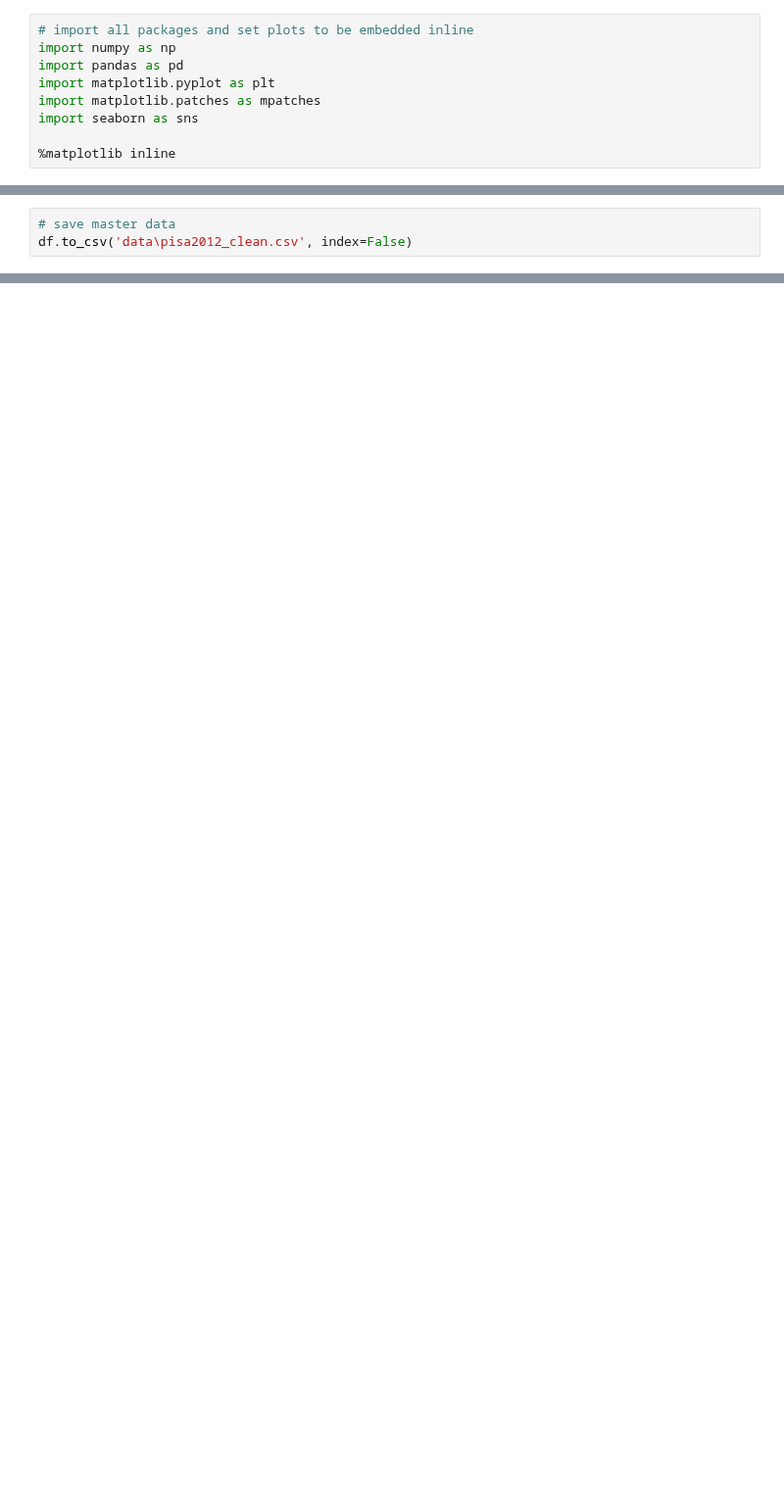
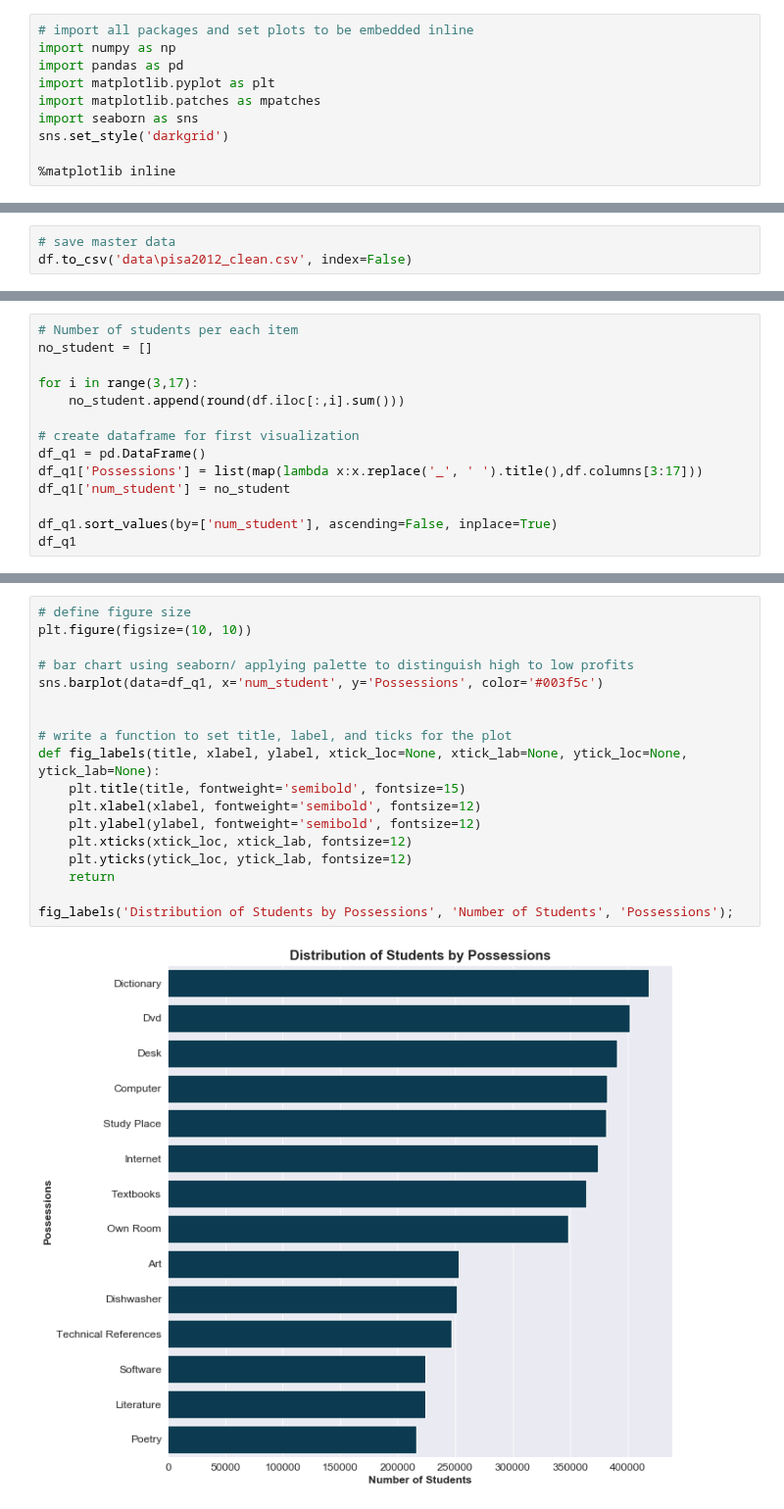
Before and after one commit to Steve-Choi/DAND, a Jupyter notebook: Communicate-Data-Findings/Communicate-Data-Findings.ipynb, the cells around one changed output, grey strips where cells are left out. Shown at 98% size. Cells and saved outputs as stored; diff of their text form; blank space fills up the shorter version.

```diff
--- a/Communicate-Data-Findings/Communicate-Data-Findings.ipynb
+++ b/Communicate-Data-Findings/Communicate-Data-Findings.ipynb
@@ -40,6 +53,7 @@ import pandas as pd
 import matplotlib.pyplot as plt
 import matplotlib.patches as mpatches
 import seaborn as sns
+sns.set_style('darkgrid')
 
 %matplotlib inline
 # %%
@@ -523,0 +279,14 @@ Index(['desk', 'own_room', 'study_place', 'computer', 'software', 'internet',
+# %%
+# Number of students per each item
+no_student = []
+
+for i in range(3,17):
+    no_student.append(round(df.iloc[:,i].sum()))
+
+# create dataframe for first visualization
+df_q1 = pd.DataFrame()
+df_q1['Possessions'] = list(map(lambda x:x.replace('_', ' ').title(),df.columns[3:17]))
+df_q1['num_student'] = no_student
+
+df_q1.sort_values(by=['num_student'], ascending=False, inplace=True)
+df_q1
@@ -523,0 +309,20 @@ Index(['desk', 'own_room', 'study_place', 'computer', 'software', 'internet',
+# %%
+# define figure size
+plt.figure(figsize=(10, 10))
+
+# bar chart using seaborn/ applying palette to distinguish high to low profits
+sns.barplot(data=df_q1, x='num_student', y='Possessions', color='#003f5c')
+
+
+# write a function to set title, label, and ticks for the plot
+def fig_labels(title, xlabel, ylabel, xtick_loc=None, xtick_lab=None, ytick_loc=None, ytick_lab=None):
+    plt.title(title, fontweight='semibold', fontsize=15)
+    plt.xlabel(xlabel, fontweight='semibold', fontsize=12)
+    plt.ylabel(ylabel, fontweight='semibold', fontsize=12)
+    plt.xticks(xtick_loc, xtick_lab, fontsize=12)
+    plt.yticks(ytick_loc, ytick_lab, fontsize=12)
+    return
+
+fig_labels('Distribution of Students by Possessions', 'Number of Students', 'Possessions');
+# %% [output]
+[figure, added]
```
Also changed, not shown: parts of 81 cells of this notebook, 3 other files.
